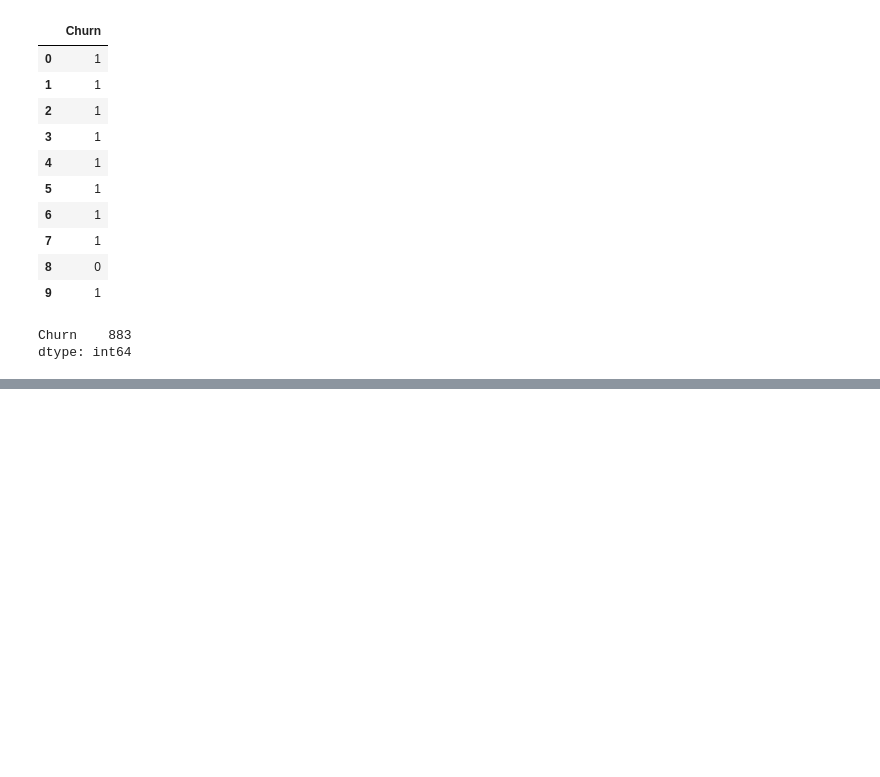
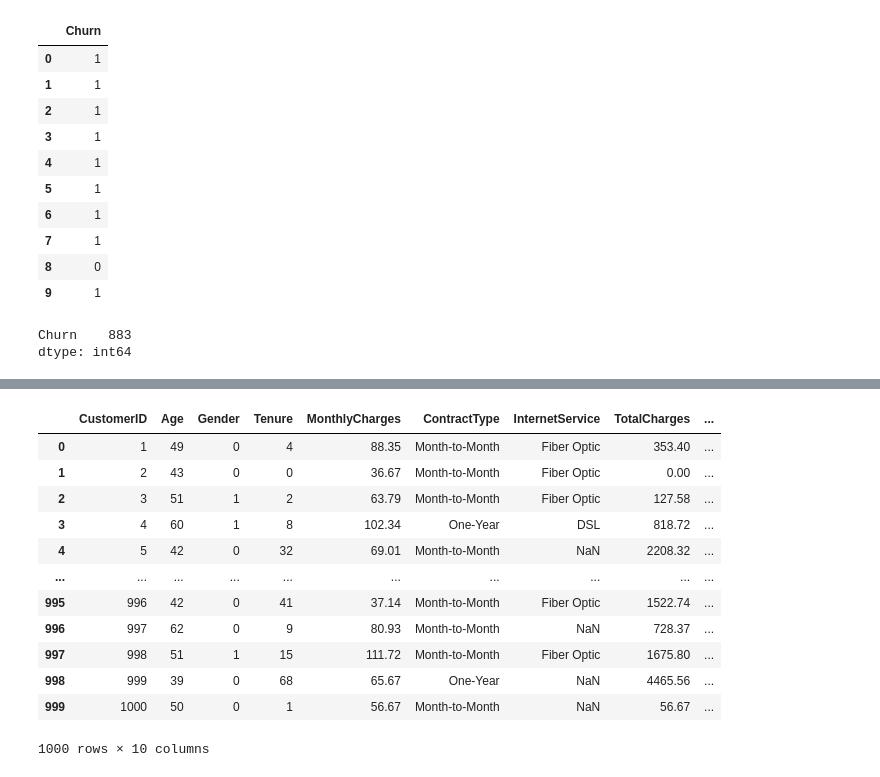
Before and after one commit to AbhishekMohile77/churn_project, a Jupyter notebook: 1_EDA.ipynb, the cells around one changed output, grey strips where cells are left out. Saved outputs shown, nothing was run; the diff lists cells and outputs as text; code cells hidden in the pictures; blank space fills up the shorter version.

```diff
--- a/1_EDA.ipynb
+++ b/1_EDA.ipynb
@@ -270,0 +292,17 @@ dtype: int64
+# %%
+df['Gender'] = df['Gender'].apply(lambda a: 1 if a == 'Female' else 0)
+df
+# %% [output]
+|  | CustomerID | Age | Gender | Tenure | MonthlyCharges | ContractType | InternetService | TotalCharges | ... |
+| 0 | 1 | 49 | 0 | 4 | 88.35 | Month-to-Month | Fiber Optic | 353.40 | ... |
+| 1 | 2 | 43 | 0 | 0 | 36.67 | Month-to-Month | Fiber Optic | 0.00 | ... |
+| 2 | 3 | 51 | 1 | 2 | 63.79 | Month-to-Month | Fiber Optic | 127.58 | ... |
+| 3 | 4 | 60 | 1 | 8 | 102.34 | One-Year | DSL | 818.72 | ... |
+| 4 | 5 | 42 | 0 | 32 | 69.01 | Month-to-Month | NaN | 2208.32 | ... |
+| ... | ... | ... | ... | ... | ... | ... | ... | ... | ... |
+| 995 | 996 | 42 | 0 | 41 | 37.14 | Month-to-Month | Fiber Optic | 1522.74 | ... |
+| 996 | 997 | 62 | 0 | 9 | 80.93 | Month-to-Month | NaN | 728.37 | ... |
+| 997 | 998 | 51 | 1 | 15 | 111.72 | Month-to-Month | Fiber Optic | 1675.80 | ... |
+| 998 | 999 | 39 | 0 | 68 | 65.67 | One-Year | NaN | 4465.56 | ... |
+| 999 | 1000 | 50 | 0 | 1 | 56.67 | Month-to-Month | NaN | 56.67 | ... |
+1000 rows × 10 columns
```
Also changed, not shown: parts of 9 cells of this notebook.
